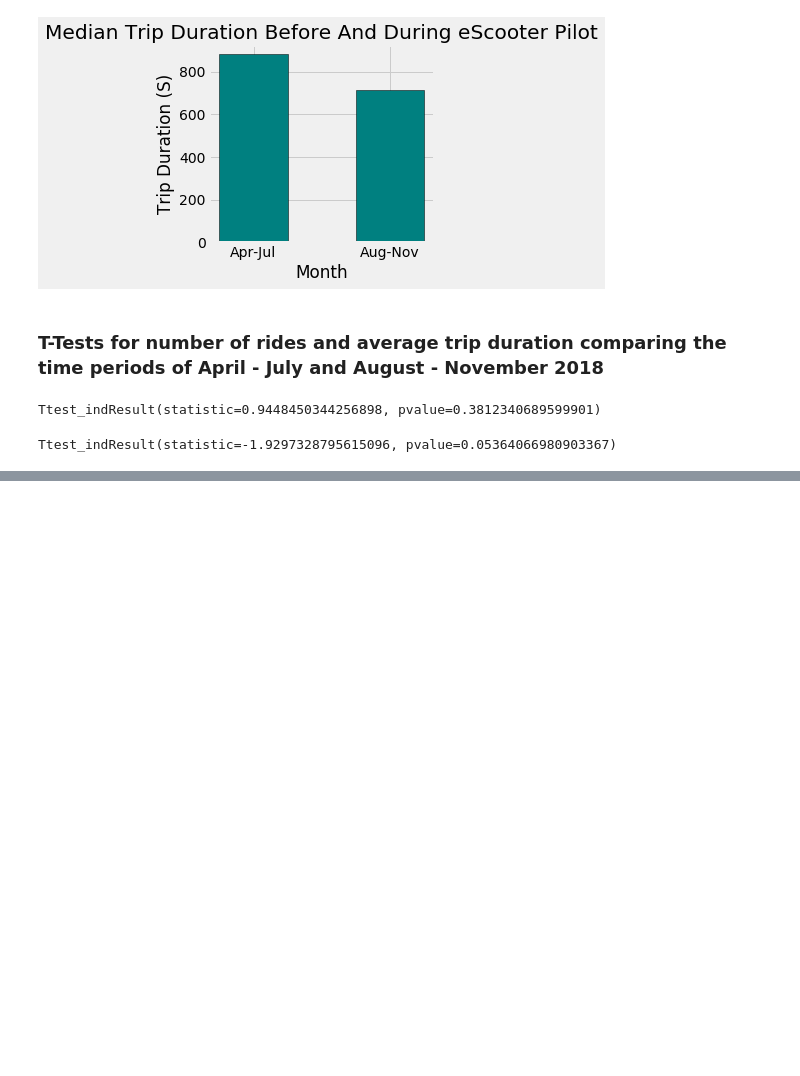
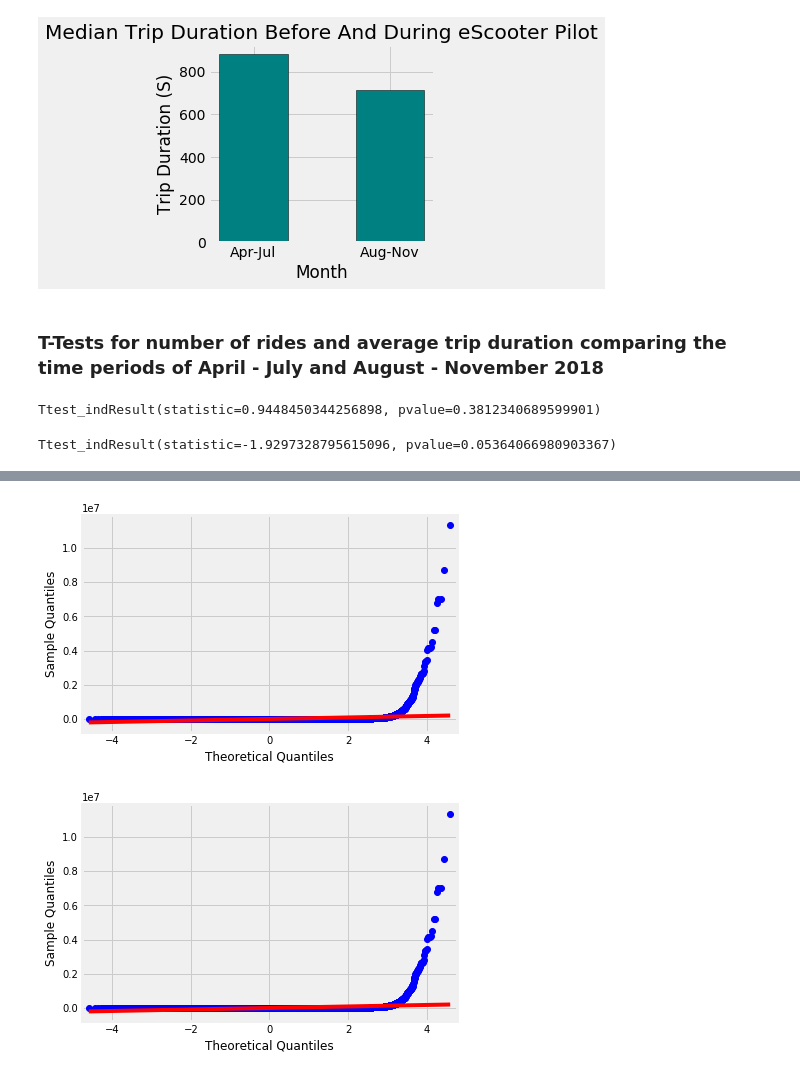
Before and after one commit to tdrygg/Group-Project, a Jupyter notebook: Matt Garcia Group Project/eScooter Pilot Impact to 2018 NiceRide Trips (Matt Garcia).ipynb, the cells around one changed output, grey strips where cells are left out. Saved outputs shown, nothing was run; the diff lists cells and outputs as text; code cells hidden in the pictures; blank space fills up the shorter version.

```diff
--- a/Matt Garcia Group Project/eScooter Pilot Impact to 2018 NiceRide Trips (Matt Garcia).ipynb
+++ b/Matt Garcia Group Project/eScooter Pilot Impact to 2018 NiceRide Trips (Matt Garcia).ipynb
@@ -34,9 +35,13 @@
 import matplotlib.pyplot as plt
 import pandas as pd
 import numpy as np
+from numpy import mean
+from numpy import std
 import scipy.stats as stats
 from datetime import datetime
 from dateutil import parser
+import calendar
+from functools import reduce
 
 #read in 2018 monthly data
 
@@ -48,3 +53,12 @@ aug2018 = pd.read_csv("../Project1CSV/Niceride 2010to2018/NR2018/201808-niceride
 sep2018 = pd.read_csv("../Project1CSV/Niceride 2010to2018/NR2018/201809-niceride-tripdata.csv", low_memory=False)
 oct2018 = pd.read_csv("../Project1CSV/Niceride 2010to2018/NR2018/201810-niceride-tripdata.csv", low_memory=False)
 nov2018 = pd.read_csv("../Project1CSV/Niceride 2010to2018/NR2018/201811-niceride-tripdata.csv", low_memory=False)
+
+_2017_data = pd.read_csv("../Project1CSV/Niceride 2010to2018/NR2017/Nice_Ride_trip_history_2017_season.csv", low_memory=False)
+
+_2018_data = pd.read_csv("../Project1CSV/Niceride 2010to2018/NR2018/data_2018.csv", low_memory=False)
+
+
+_2017_data = _2017_data.dropna(how="any")
+
+_2017_data.head()
@@ -167,0 +191,5 @@ Ttest_indResult(statistic=-1.9297328795615096, pvalue=0.05364066980903367)
+# %%
+_2017_data["Month Number"] = pd.DatetimeIndex(_2017_data["Start date"]).month
+_2017_data["Month Name"] = _2017_data["Month Number"].apply(lambda x: calendar.month_name[x])
+
+_2017_data.head()
@@ -167,0 +273,7 @@ Ttest_indResult(statistic=-1.9297328795615096, pvalue=0.05364066980903367)
+# %%
+from statsmodels.graphics.gofplots import qqplot
+
+qqplot(_2017_data["Total duration (Seconds)"], line='s')
+# %% [output]
+[figure, added]
+[figure, added]
```
Also changed, not shown: parts of 26 cells of this notebook, 1 other file.
